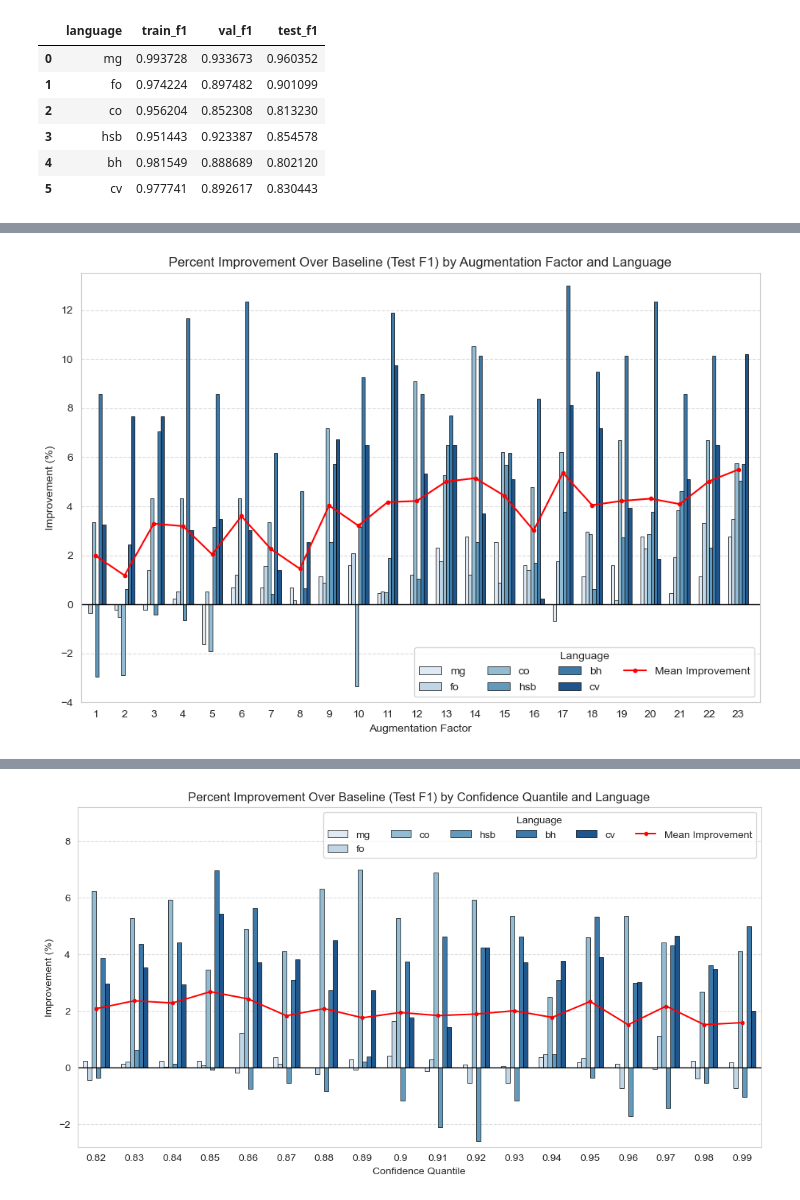
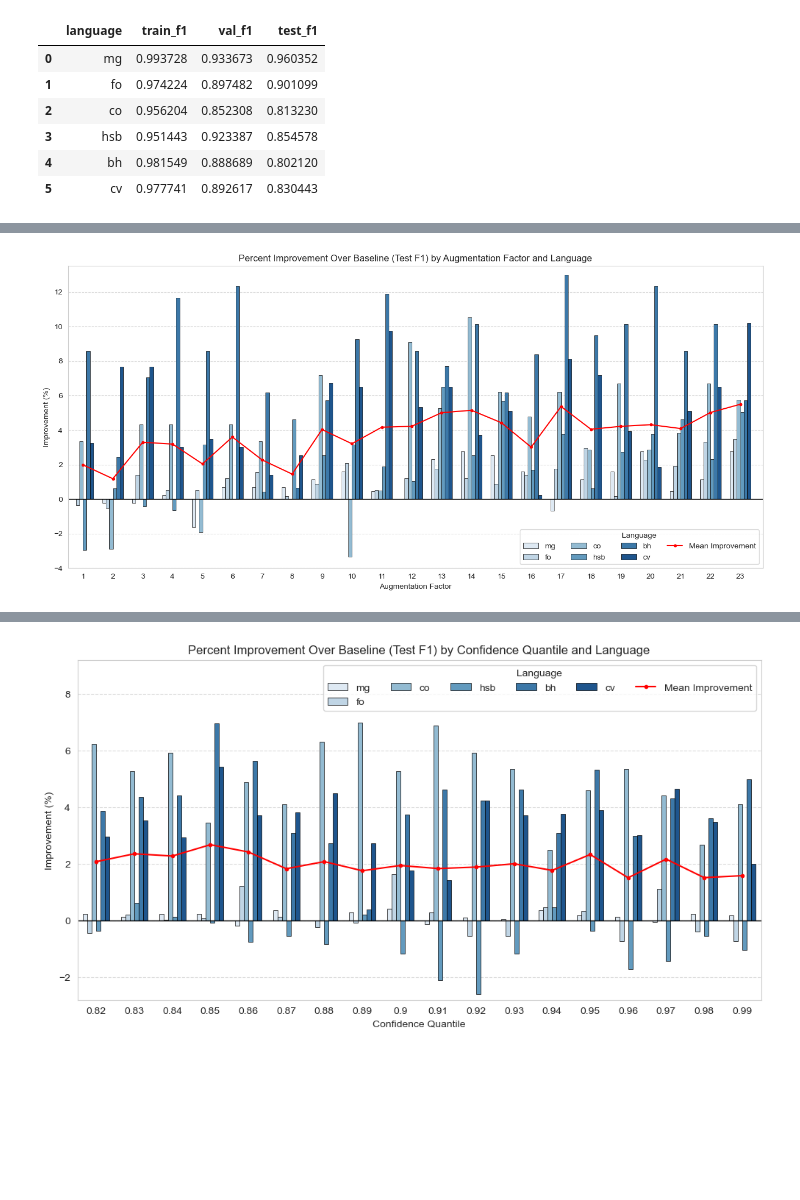
Before and after one commit to Lucas-Granucci/MULTI-NER, a Jupyter notebook: _RESULTS_.ipynb, the cells around one changed output, grey strips where cells are left out. Drawn from its saved outputs; the diff is of its cells as text; code cells hidden in the pictures; blank space fills up the shorter version.

```diff
--- a/_RESULTS_.ipynb
+++ b/_RESULTS_.ipynb
@@ -49,6 +49,6 @@ plt.show()
 # %%
 # Visualization using Seaborn
-plt.figure(figsize=(11, 7))
+plt.figure(figsize=(16, 7))
 ax = sns.barplot(
     data=df,
     x="augmentation_factor",
@@ -64,34 +64,34 @@ ax = sns.barplot(
 language_avgs = df.groupby("augmentation_factor")["improvement"].mean()
 
 plt.plot(
     range(len(language_avgs.index)),
     language_avgs,
     color="red",
     marker=".",
     label="Mean Improvement",
 )
 
 plt.axhline(y=0, color="black", linewidth=1)
 plt.title(
     "Percent Improvement Over Baseline (Test F1) by Augmentation Factor and Language"
 )
 plt.xlabel("Augmentation Factor")
 plt.ylabel("Improvement (%)")
 plt.legend(title="Language", loc="lower right", ncol=4)
 
 # Improve readability
 plt.xticks(rotation=0)
 plt.ylim(-4, 13.5)
 plt.xlim(-0.5, max(df["augmentation_factor"]) - 0.25)
 plt.grid(axis="y", linestyle="--", alpha=0.7)
 
 plt.savefig(
     "graphs/detailed_transfer_improvement.svg", format="svg", bbox_inches="tight"
 )
 
 plt.show()
 # %% [output]
-[figure, old version]
+[figure, new version]
 # %%
 df = pd.read_csv("results/iterative_pseudo_labeling.csv")
 
```
Also changed, not shown: parts of 4 cells of this notebook, 8 other files.
